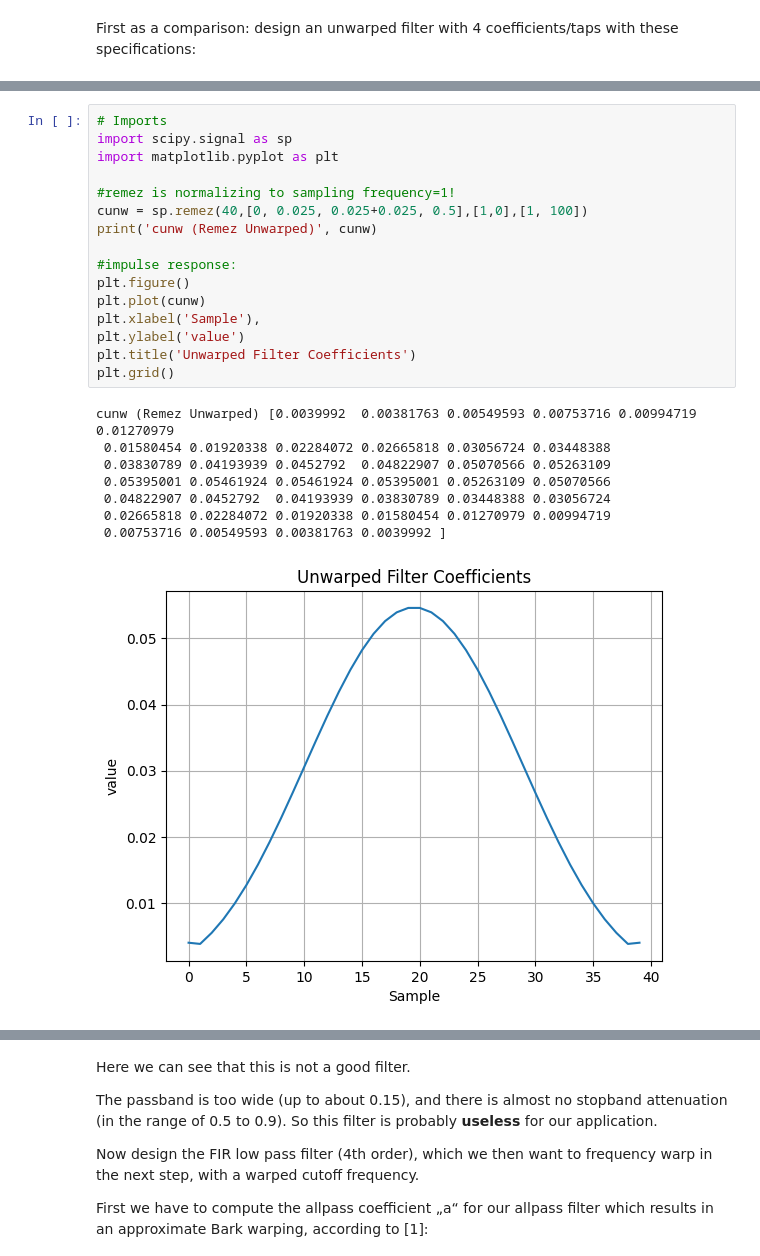
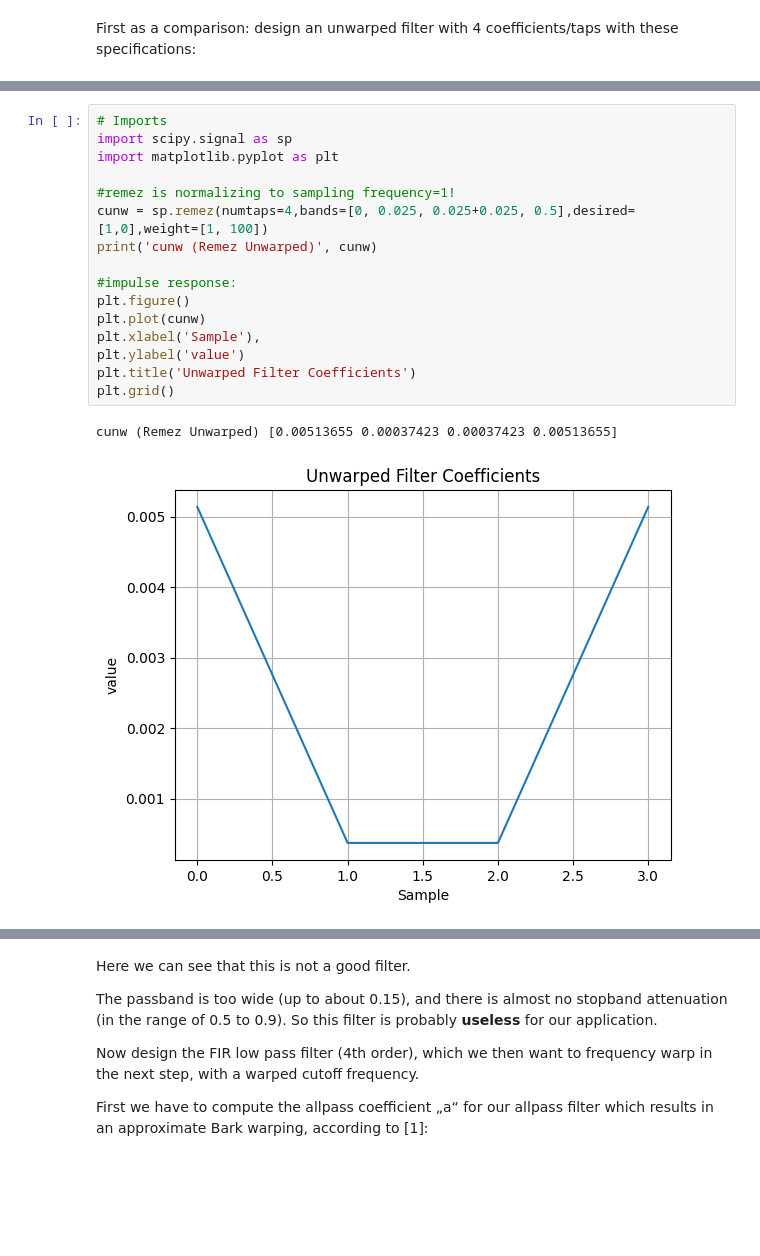
Before and after one commit to TUIlmenauAMS/ADSP_Tutorials, a Jupyter notebook: ADSP_10_FrequencyWarping.ipynb, the cells around one changed output, grey strips where cells are left out. Cells and saved outputs as stored; diff of their text form; blank space fills up the shorter version.

```diff
--- a/ADSP_10_FrequencyWarping.ipynb
+++ b/ADSP_10_FrequencyWarping.ipynb
@@ -29,28 +29,22 @@ First as a comparison: design an unwarped filter with 4 coefficients/taps with t
 # %%
 # Imports
 import scipy.signal as sp
 import matplotlib.pyplot as plt
 
 #remez is normalizing to sampling frequency=1!
-cunw = sp.remez(40,[0, 0.025, 0.025+0.025, 0.5],[1,0],[1, 100])
+cunw = sp.remez(numtaps=4,bands=[0, 0.025, 0.025+0.025, 0.5],desired=[1,0],weight=[1, 100])
 print('cunw (Remez Unwarped)', cunw)
 
 #impulse response:
 plt.figure()
 plt.plot(cunw)
 plt.xlabel('Sample'),
 plt.ylabel('value')
 plt.title('Unwarped Filter Coefficients')
 plt.grid()
 # %% [output]
-cunw (Remez Unwarped) [0.0039992  0.00381763 0.00549593 0.00753716 0.00994719 0.01270979
- 0.01580454 0.01920338 0.02284072 0.02665818 0.03056724 0.03448388
- 0.03830789 0.04193939 0.0452792  0.04822907 0.05070566 0.05263109
- 0.05395001 0.05461924 0.05461924 0.05395001 0.05263109 0.05070566
- 0.04822907 0.0452792  0.04193939 0.03830789 0.03448388 0.03056724
- 0.02665818 0.02284072 0.01920338 0.01580454 0.01270979 0.00994719
- 0.00753716 0.00549593 0.00381763 0.0039992 ]
+cunw (Remez Unwarped) [0.00513655 0.00037423 0.00037423 0.00513655]
-[figure, old version]
+[figure, new version]
 # %%
 from scipy.signal import freqz
 import numpy as np
```
Also changed, not shown: parts of 1 cell of this notebook.
